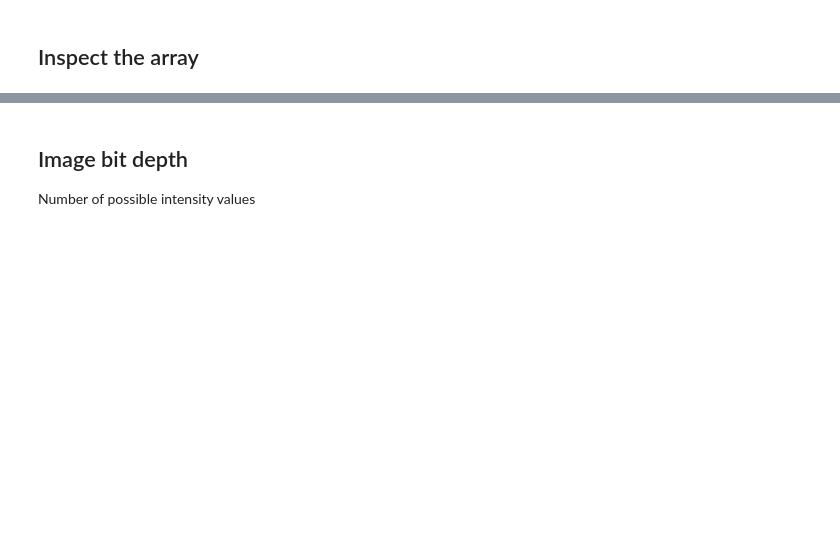
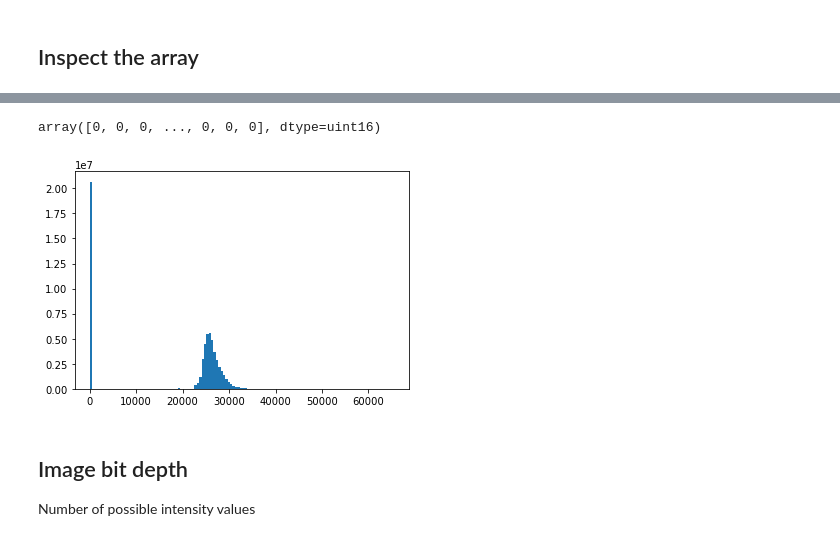
Before and after one commit to UW-GDA/jupyterbook, a Jupyter notebook: book/modules/05_Raster1_GDAL_rasterio_LS8/05_Raster1_GDAL_rasterio_Demo.ipynb, the cells around one changed output, grey strips where cells are left out. Saved outputs shown, nothing was run; the diff lists cells and outputs as text; code cells hidden in the pictures; blank space fills up the shorter version.

```diff
--- a/book/modules/05_Raster1_GDAL_rasterio_LS8/05_Raster1_GDAL_rasterio_Demo.ipynb
+++ b/book/modules/05_Raster1_GDAL_rasterio_LS8/05_Raster1_GDAL_rasterio_Demo.ipynb
@@ -215,5 +298,12 @@ a.max()
+# %%
+a.ravel()
+# %% [output]
+array([0, 0, 0, ..., 0, 0, 0], dtype=uint16)
 # %%
+f, ax = plt.subplots()
 plt.hist(a.ravel(), bins=128);
+# %% [output]
+[figure, added]
 # %% [markdown]
 ## Image bit depth
 Number of possible intensity values
```
Also changed, not shown: parts of 65 cells of this notebook, 2 other files.
